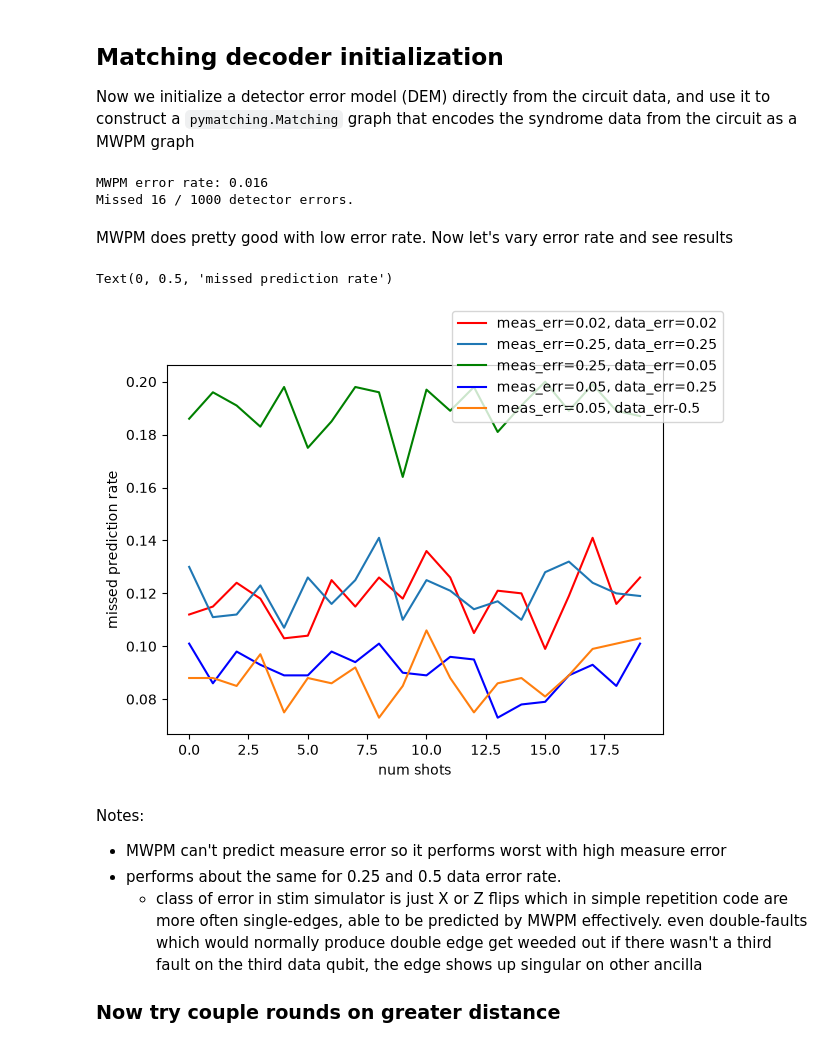
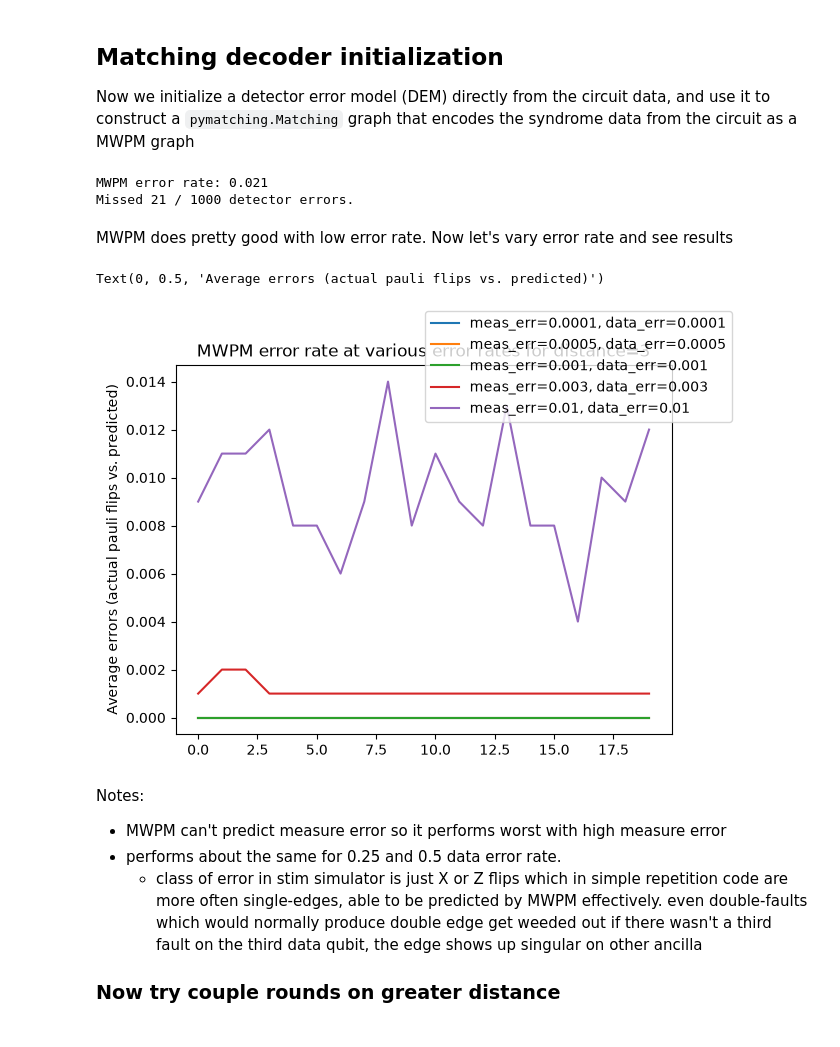
Before and after one commit to cbriice/capstone-research-assistant, a Jupyter notebook: code/mwpm.ipynb, the cells around one changed output. Saved outputs shown, nothing was run; the diff lists cells and outputs as text; code cells hidden in the pictures.

Commit message:
progress: test against realistic error rates at d=3,9

```diff
--- a/code/mwpm.ipynb
+++ b/code/mwpm.ipynb
@@ -70,7 +70,15 @@ def mwpm_from_dem(meas_err_rate: float, data_err_rate: float, suppress_results:
     )
     dem = repetition_ckt.detector_error_model(decompose_errors=True)
     detector_sampler = repetition_ckt.compile_detector_sampler()
-    detection_events, observable_flips = detector_sampler.sample(shots=10**3, separate_observables=True)
+    # dynamically adjust detector shots based on error rate
+    if meas_err_rate >= 1e-2:
+        detector_shots = 10**3
+    elif meas_err_rate < 1e-2 and meas_err_rate >= 1e-3:
+        detector_shots = 10**4
+    else:
+        detector_shots = 10**5
+
+    detection_events, observable_flips = detector_sampler.sample(shots=detector_shots, separate_observables=True)
 
     m = Matching.from_detector_error_model(dem)
     predictions = m.decode_batch(detection_events)
@@ -89,38 +97,47 @@ def mwpm_from_dem(meas_err_rate: float, data_err_rate: float, suppress_results:
 
 error_rate = mwpm_from_dem(0.04, 0.01)
 # %% [output]
-MWPM error rate: 0.016
-Missed 16 / 1000 detector errors.
+MWPM error rate: 0.021
+Missed 21 / 1000 detector errors.
 # %% [markdown]
 MWPM does pretty good with low error rate. Now let's vary error rate and see results
 # %%
 import matplotlib.pyplot as plt
 
-def run_mwpm(meas_err_rate: float, data_err_rate: float, num_shots: int = 20):
+def run_mwpm(meas_err_rate: float, data_err_rate: float, num_shots: int = 20, distance: int = 3):
     results = []
     for i in range(num_shots):
-        prediction_error_rate = mwpm_from_dem(meas_err_rate, data_err_rate, suppress_results=True)
+        prediction_error_rate = mwpm_from_dem(meas_err_rate, data_err_rate, distance=distance, suppress_results=True)
         results.append(prediction_error_rate)
     return results
 
-both_low = run_mwpm(0.02, 0.02)
-both_high = run_mwpm(0.25, 0.25)
-high_low = run_mwpm(0.25, 0.05)
-low_high = run_mwpm(0.05, 0.25)
-low_super_high = run_mwpm(0.05, 0.5)
+# hardware-realistic error rates
+error_rates = [
+    (1e-4, 1e-4),
+    (5e-4, 5e-4),
+    (1e-3, 1e-3),
+    (3e-3, 3e-3),
+    (1e-2, 1e-2)
+]
+num_shots = 20
+distance = 3
+result = []
+for pair in error_rates:
+    meas_err, data_err = pair
+    d_3_error_rate = run_mwpm(meas_err_rate=meas_err, data_err_rate=data_err, distance=distance, num_shots=num_shots)
+    result.append((d_3_error_rate, meas_err, data_err))
 
 fig, ax = plt.subplots()
-ax.plot(both_low, label="meas_err=0.02, data_err=0.02", color='r')
-ax.plot(both_high, label="meas_err=0.25, data_err=0.25")
-ax.plot(high_low, label="meas_err=0.25, data_err=0.05", color='g')
-ax.plot(low_high, label="meas_err=0.05, data_err=0.25", color='b')
-ax.plot(low_super_high, label="meas_err=0.05, data_err-0.5")
+for i, res in enumerate(result):
+    meas_err = result[i][1]
+    data_err = result[i][2]
+    ax.plot(res[0], label=f"meas_err={meas_err}, data_err={data_err}")
 fig.legend(loc='outside right upper')
-plt.xlabel("num shots")
-plt.ylabel("missed prediction rate")
+plt.title(f"MWPM error rate at various error rates for distance={distance}")
+plt.ylabel("Average errors (actual pauli flips vs. predicted)")
 # %% [output]
-Text(0, 0.5, 'missed prediction rate')
+Text(0, 0.5, 'Average errors (actual pauli flips vs. predicted)')
-[figure, old version]
+[figure, new version]
 # %% [markdown]
 Notes:
 - MWPM can't predict measure error so it performs worst with high measure error
```
Also changed, not shown: parts of 4 cells of this notebook.
